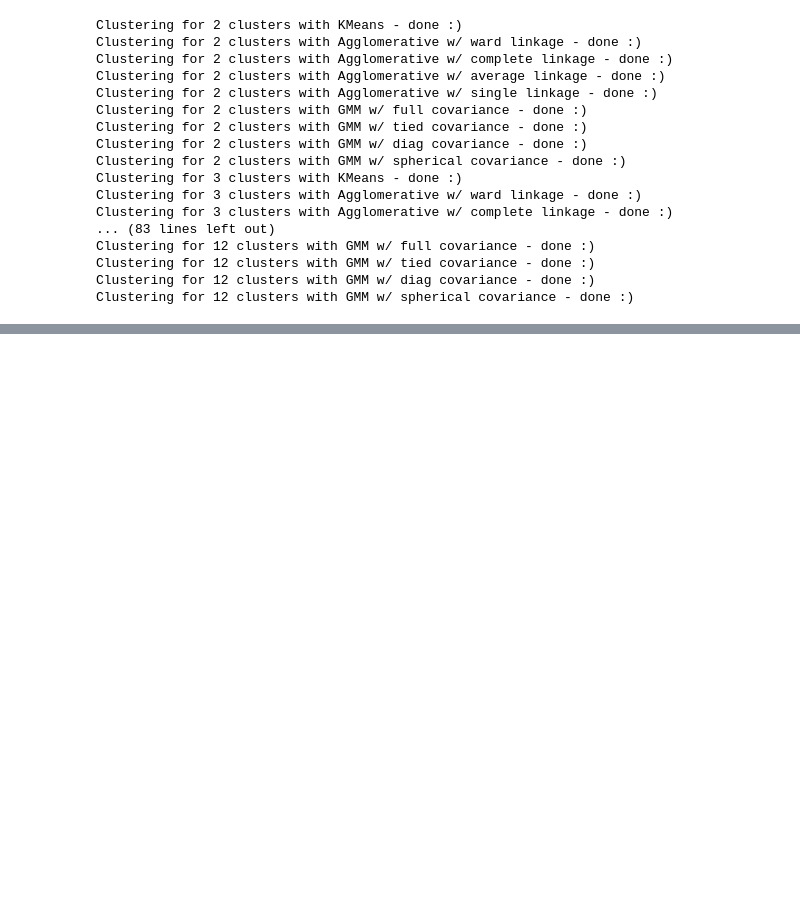
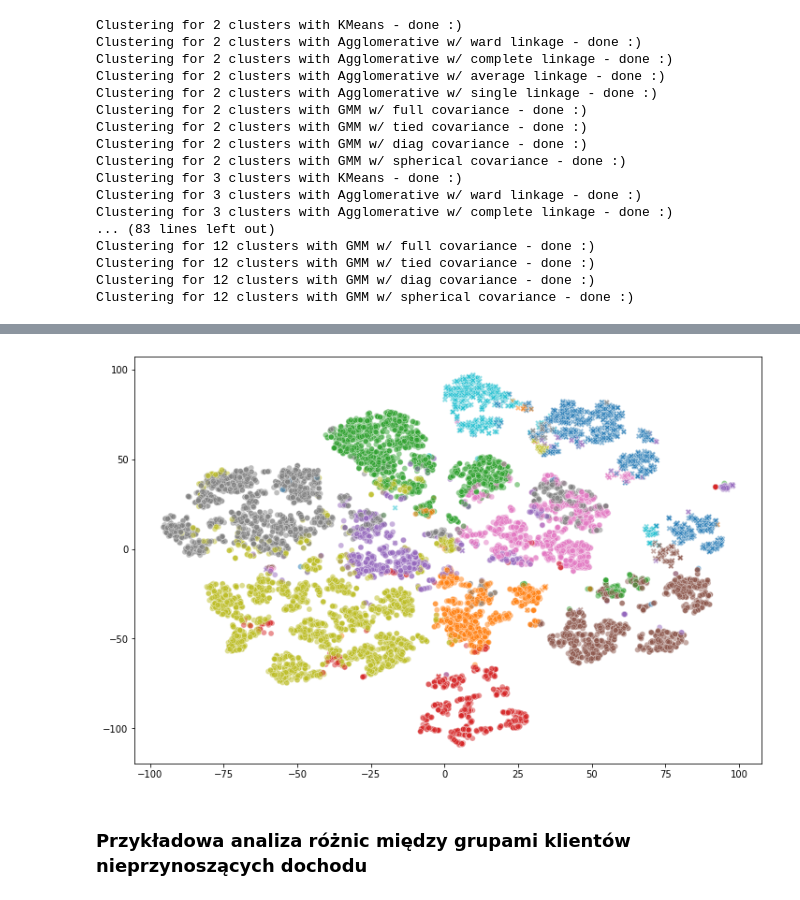
Before and after one commit to pablo2811/online-shopping, a Jupyter notebook: Milestone3.ipynb, the cells around one changed output, grey strips where cells are left out. Cells and saved outputs as stored; diff of their text form; code cells hidden in the pictures; blank space fills up the shorter version.

```diff
--- a/Milestone3.ipynb
+++ b/Milestone3.ipynb
@@ -771,0 +858,7 @@ choose_best_state(data_scaled, 0.9)
+# %%
+model_ds = KMeans(n_clusters = 10, random_state = 127)
+labels_ds = model_ds.fit_predict(data_scaled)
+model_ds_lf = KMeans(n_clusters = 10, random_state = 31)
+labels_ds_lf = model_ds_lf.fit_predict(ds_less_features)
+model_ds_cat = KMeans(n_clusters = 8, random_state = 127)
+labels_ds_cat = model_ds_cat.fit_predict(scaled_data_cat)
@@ -771,0 +897,5 @@ choose_best_state(data_scaled, 0.9)
+# %%
+from sklearn.manifold import TSNE
+tSNE = TSNE(learning_rate = 400, random_state = 42, verbose = 1)
+# %%
+proj_tSNE_ds = tSNE.fit_transform(data_scaled)
@@ -771,0 +922,16 @@ choose_best_state(data_scaled, 0.9)
+# %%
+plt.figure(figsize=(12,8))
+sns.scatterplot(x = proj_tSNE_ds[:,0],
+                y = proj_tSNE_ds[:,1],
+                hue = labels_ds,
+                style = data_scaled["Revenue"],
+                alpha=0.5,
+                palette=plt.get_cmap("tab10"),
+                legend=False)
+plt.show()
+
+# Kolorem zostały oznaczone różne klastry, kształt odpowiada wartości zmiennej Revenue
+# %% [output]
+[figure, added]
+# %% [markdown]
+### Przykładowa analiza różnic między grupami klientów nieprzynoszących dochodu
```
Also changed, not shown: parts of 65 cells of this notebook.
